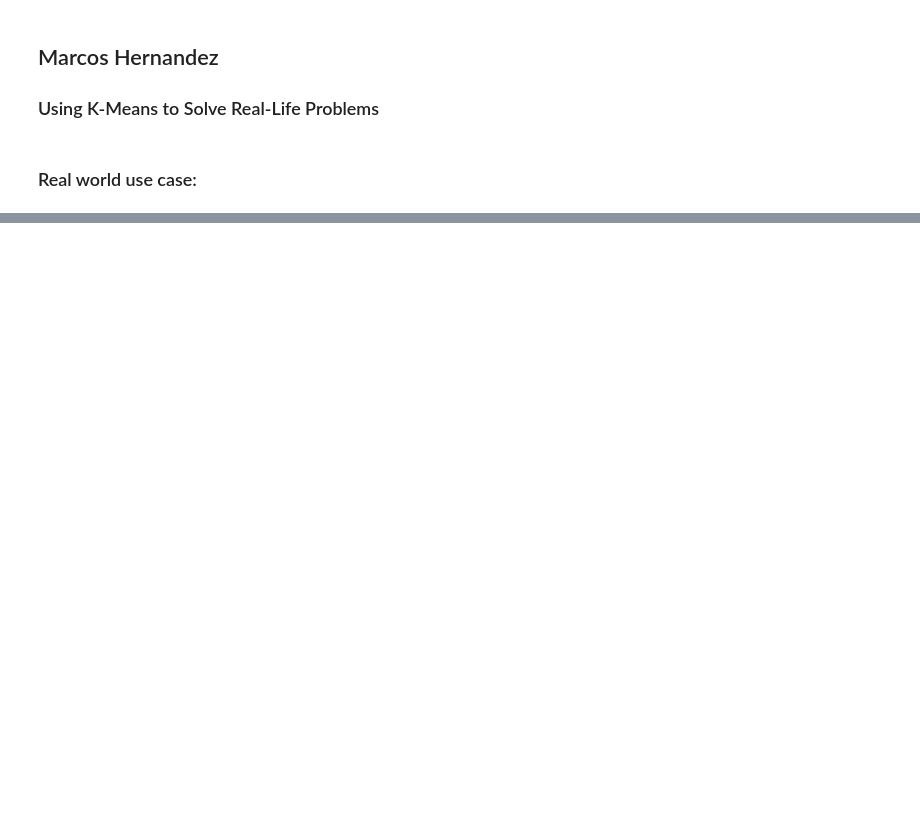
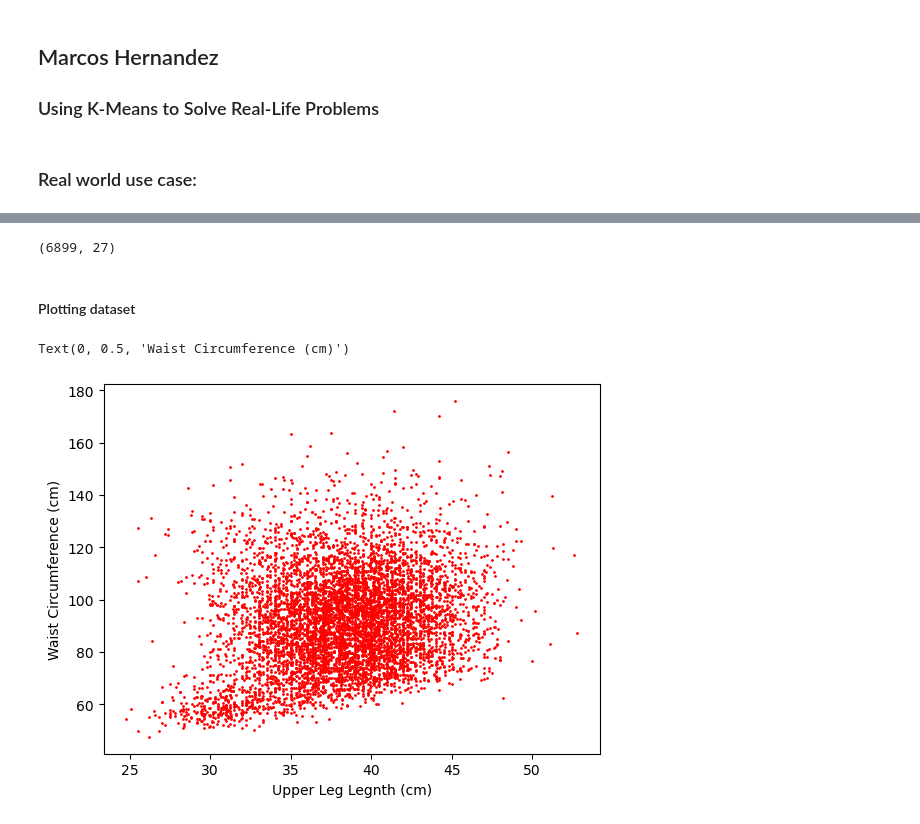
Before and after one commit to MarcoAxel/AI-ML, a Jupyter notebook: K-Means_Project/KMeans_Model.ipynb, the cells around one changed output, grey strips where cells are left out. Drawn from its saved outputs; the diff is of its cells as text; code cells hidden in the pictures; blank space fills up the shorter version.

Commit message:
Scatter plot for dataser, K-Means model for k=2, and respective centroids

```diff
--- a/K-Means_Project/KMeans_Model.ipynb
+++ b/K-Means_Project/KMeans_Model.ipynb
@@ -28,0 +29,9 @@ The dataset can also be found here: https://data.world/rhoyt/body-measurements
+# %%
+# Data
+
+import numpy as np
+import pandas as pd
+
+df = pd.read_csv("BMX_G.csv")
+
+print(df.shape) # (9338, 27)
@@ -28,0 +73,25 @@ The dataset can also be found here: https://data.world/rhoyt/body-measurements
+# %%
+#Removing missing values
+
+df = df.dropna(subset = ["bmxleg","bmxwaist"]) # remove rows with NaNs
+print(df.shape) #(6899, 27)
+
+#Note: Null data records for specified colimns have been removed,
+#  form the original 9338 records, there are now only 6899 records.
+# %% [output]
+(6899, 27)
+# %% [markdown]
+#### Plotting dataset
+# %%
+#importing pyplot
+import matplotlib.pyplot as plt
+
+#Scatter plot
+plt.scatter(df['bmxleg'], df['bmxwaist'], c = "r", s = 1)
+
+#Setting Plot Labels
+plt.xlabel("Upper Leg Legnth (cm)")
+plt.ylabel("Waist Circumference (cm)")
+# %% [output]
+Text(0, 0.5, 'Waist Circumference (cm)')
+[figure, added]
```
Also changed, not shown: parts of 10 cells of this notebook.
